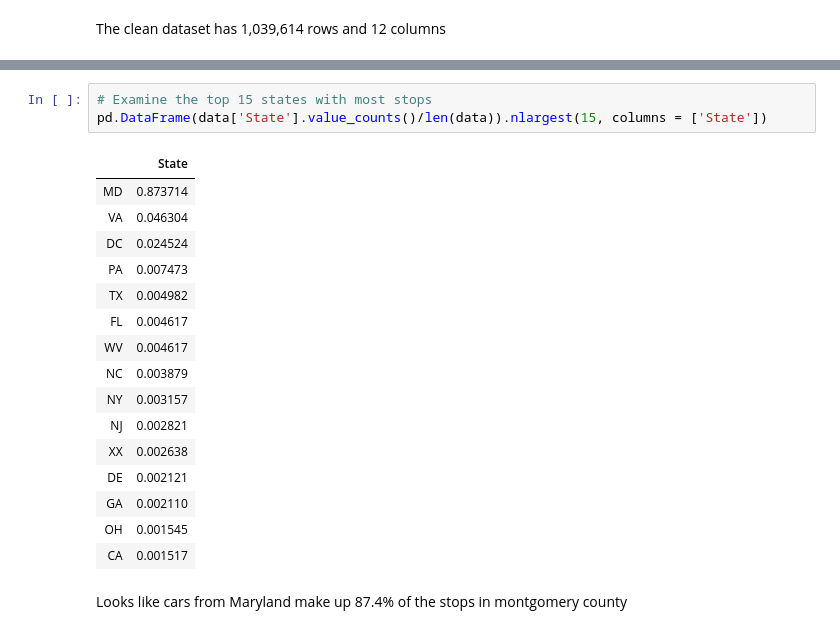
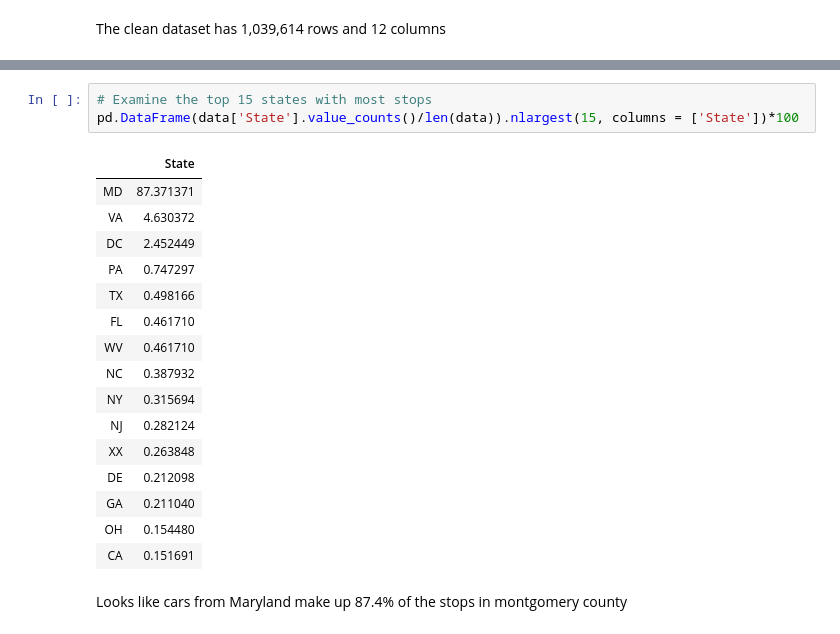
Before and after one commit to Dantarshi/Traffic-Stops, a Jupyter notebook: Traffic Stops.ipynb, the cells around one changed output, grey strips where cells are left out. Cells and saved outputs as stored; diff of their text form.

```diff
--- a/Traffic Stops.ipynb
+++ b/Traffic Stops.ipynb
@@ -271,24 +271,24 @@ data.head()
 | 4 | 8/12/2019 | 21:30:00 | 2nd District, Bethesda | MD | 2001.0 | NISSAN | Citation | BLACK | M | SILVER SPRING | ... |
 # %%
 # Examine the top 15 states with most stops
-pd.DataFrame(data['State'].value_counts()/len(data)).nlargest(15, columns = ['State'])
+pd.DataFrame(data['State'].value_counts()/len(data)).nlargest(15, columns = ['State'])*100
 # %% [output]
 |  | State |
-| MD | 0.873714 |
-| VA | 0.046304 |
-| DC | 0.024524 |
-| PA | 0.007473 |
-| TX | 0.004982 |
-| FL | 0.004617 |
-| WV | 0.004617 |
-| NC | 0.003879 |
-| NY | 0.003157 |
-| NJ | 0.002821 |
-| XX | 0.002638 |
-| DE | 0.002121 |
-| GA | 0.002110 |
-| OH | 0.001545 |
-| CA | 0.001517 |
+| MD | 87.371371 |
+| VA | 4.630372 |
+| DC | 2.452449 |
+| PA | 0.747297 |
+| TX | 0.498166 |
+| FL | 0.461710 |
+| WV | 0.461710 |
+| NC | 0.387932 |
+| NY | 0.315694 |
+| NJ | 0.282124 |
+| XX | 0.263848 |
+| DE | 0.212098 |
+| GA | 0.211040 |
+| OH | 0.154480 |
+| CA | 0.151691 |
 # %% [markdown]
 Looks like cars from Maryland make up 87.4% of the stops in montgomery county
 # %%
```
Also changed, not shown: parts of 1 cell of this notebook.
